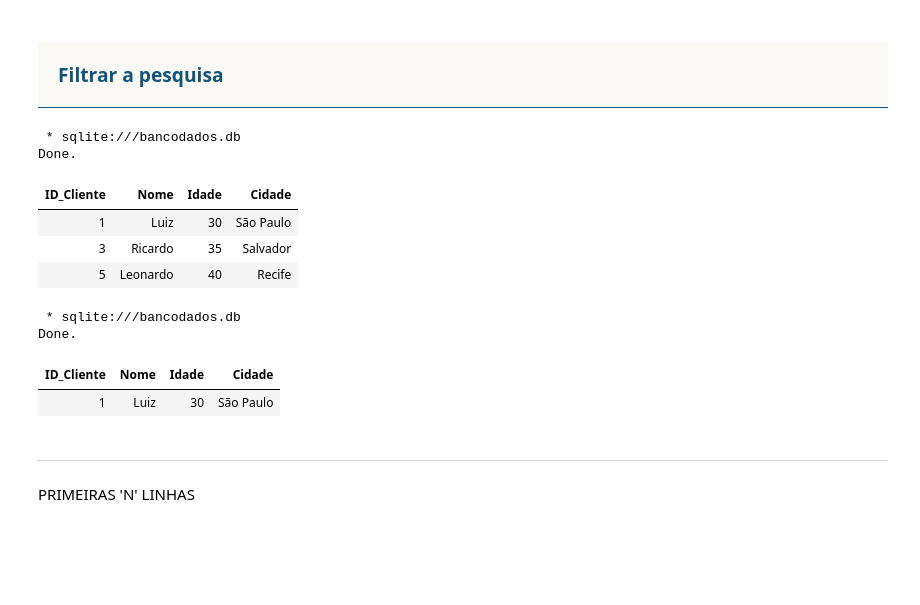
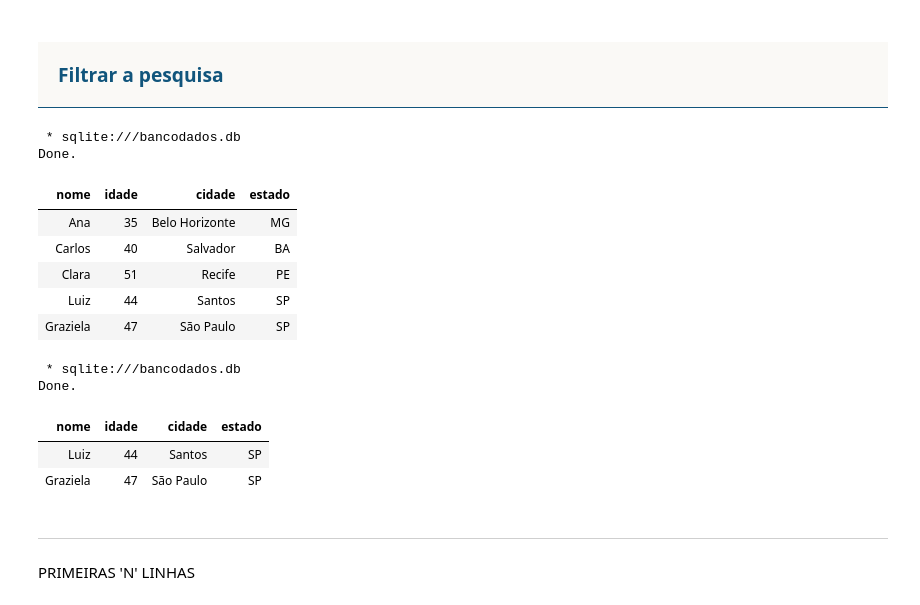
Before and after one commit to luizweb/sqljupyter, a Jupyter notebook: sqljupyter.ipynb, the cells around one changed output. Saved outputs shown, nothing was run; the diff lists cells and outputs as text; code cells hidden in the pictures; blank space fills up the shorter version.

```diff
--- a/sqljupyter.ipynb
+++ b/sqljupyter.ipynb
@@ -167,42 +177,45 @@ Done.
 # %%
 %%sql
 
 
 SELECT
-    ID_Cliente,
-    Nome,
-    Idade,
-    Cidade
+    nome,
+    idade,
+    cidade,
+    estado
 FROM
     tbClientes
 WHERE
-    Idade > 28
+    idade > 30
 # %% [output]
  * sqlite:///bancodados.db
 Done.
-| ID_Cliente | Nome | Idade | Cidade |
-| 1 | Luiz | 30 | São Paulo |
-| 3 | Ricardo | 35 | Salvador |
-| 5 | Leonardo | 40 | Recife |
+| nome | idade | cidade | estado |
+| Ana | 35 | Belo Horizonte | MG |
+| Carlos | 40 | Salvador | BA |
+| Clara | 51 | Recife | PE |
+| Luiz | 44 | Santos | SP |
+| Graziela | 47 | São Paulo | SP |
 # %%
 %%sql
 
 
 SELECT
-    ID_Cliente,
-    Nome,
-    Idade,
-    Cidade
+    nome,
+    idade,
+    cidade,
+    estado
 FROM
     tbClientes
 WHERE
-    Idade > 28
-    AND Cidade = "São Paulo"
+    idade > 30
+    AND estado = "SP"
 # %% [output]
  * sqlite:///bancodados.db
 Done.
-| ID_Cliente | Nome | Idade | Cidade |
-| 1 | Luiz | 30 | São Paulo |
+| nome | idade | cidade | estado |
+| Luiz | 44 | Santos | SP |
+| Graziela | 47 | São Paulo | SP |
 # %% [markdown]
 ---------------
 PRIMEIRAS 'N' LINHAS
```
Also changed, not shown: parts of 9 cells of this notebook.
